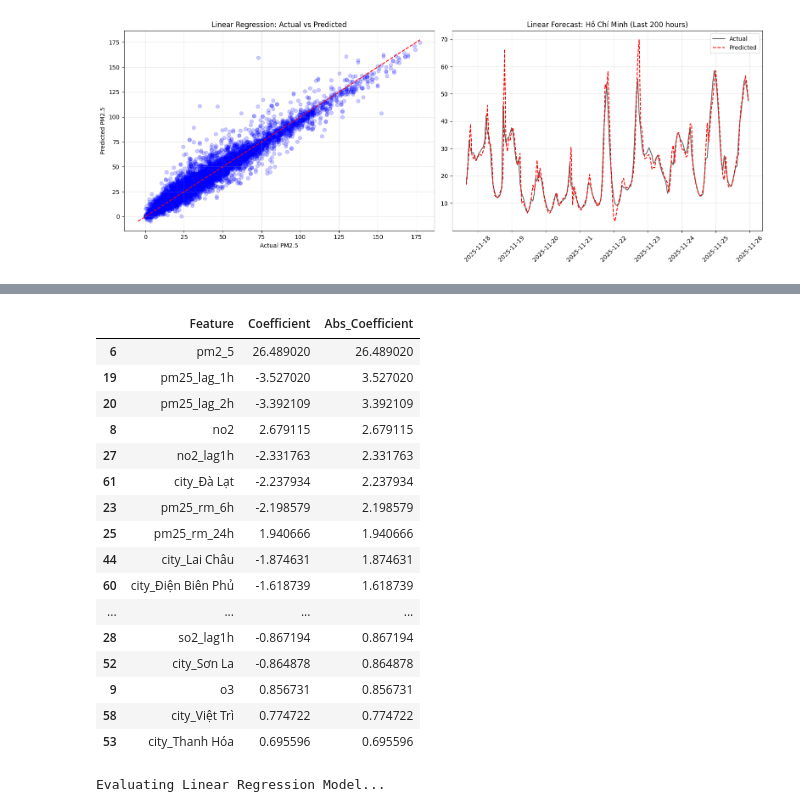
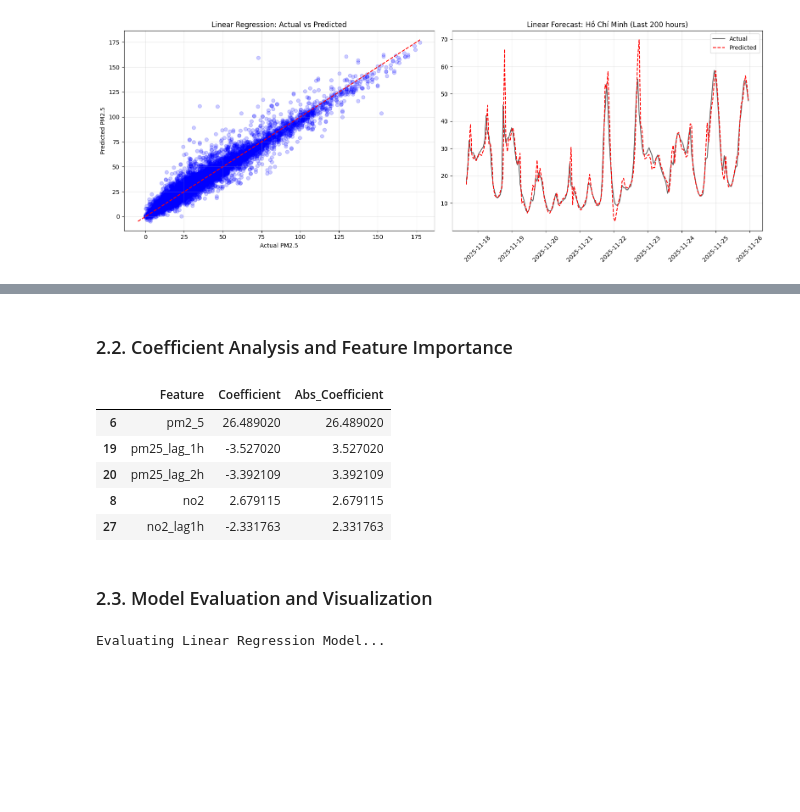
Before and after one commit to TrNguyenMQuan/VietNam_PM2.5_Forecasting, a Jupyter notebook: notebooks/model_linear.ipynb, the cells around one changed output, grey strips where cells are left out. Drawn from its saved outputs; the diff is of its cells as text; code cells hidden in the pictures; blank space fills up the shorter version.

```diff
--- a/notebooks/model_linear.ipynb
+++ b/notebooks/model_linear.ipynb
@@ -205,0 +228,7 @@ Index(['city', 'timestamp', 'temp', 'humidity', 'rain', 'wind_speed',
+# %%
+X_train_linreg = X_train.copy()
+y_train_linreg = y_train.copy()
+X_val_linreg = X_val.copy()
+y_val_linreg = y_val.copy()
+X_test_linreg = X_test.copy()
+y_test_linreg = y_test.copy()
@@ -206,8 +237,8 @@ Index(['city', 'timestamp', 'temp', 'humidity', 'rain', 'wind_speed',
 # %%
 cat_cols = [
-    c for c in X_train.columns
-    if X_train[c].dtype == "category" or X_train[c].nunique() < 20
+    c for c in X_train_linreg.columns
+    if X_train_linreg[c].dtype == "category" or X_train_linreg[c].nunique() < 20
 ]
 
-num_cols = [c for c in X_train.columns if c not in cat_cols]
+num_cols = [c for c in X_train_linreg.columns if c not in cat_cols]
 # %%
@@ -393,0 +349,10 @@ Index(['city', 'timestamp', 'temp', 'humidity', 'rain', 'wind_speed',
+# %%
+# Drop PM10-related features
+col_drop = ["pm10", "coarse_dust", "pm_ratio", "pm10_lag1h", "coarse_dust_lag1h", "pm_ratio_lag1h"]
+
+X_train_linreg_droppm10 = X_train.copy().drop(columns=col_drop, errors="ignore")
+y_train_linreg_droppm10 = y_train.copy()
+X_val_linreg_droppm10 = X_val.copy().drop(columns=col_drop, errors="ignore")
+y_val_linreg_droppm10 = y_val.copy()
+X_test_linreg_droppm10 = X_test.copy().drop(columns=col_drop, errors="ignore")
+y_test_linreg_droppm10 = y_test.copy()
@@ -394,8 +361,8 @@ Index(['city', 'timestamp', 'temp', 'humidity', 'rain', 'wind_speed',
 # %%
-cat_cols = [
-    c for c in X_train2.columns
-    if X_train2[c].dtype == "category" or X_train2[c].nunique() < 20
+cat_cols_after_drop = [
+    c for c in X_train_linreg_droppm10.columns
+    if X_train_linreg_droppm10[c].dtype == "category" or X_train_linreg_droppm10[c].nunique() < 20
 ]
 
-num_cols = [c for c in X_train2.columns if c not in cat_cols]
+num_cols_after_drop = [c for c in X_train_linreg_droppm10.columns if c not in cat_cols_after_drop]
 # %%
@@ -432,44 +395,34 @@ print(f"[Linear] TEST RMSE={test_rmse_lin:.4f} MAE={test_mae_lin:.4f}")
+# %% [markdown]
+### 2.2. Coefficient Analysis and Feature Importance
 # %%
 lin_model = linear_pipeline2.named_steps["linreg"]
 preprocess = linear_pipeline2.named_steps["preprocess"]
-
-# Numeric features (giữ nguyên tên)
-num_features = num_cols
-
-# Categorical features sau one-hot
+# Numeric features
+num_features = num_cols_after_drop
+# Categorical features
 cat_encoder = preprocess.named_transformers_["cat"]
 cat_features = cat_encoder.get_feature_names_out(cat_cols)
-
-# Ghép toàn bộ feature names
+# Combine all feature names
 feature_names = np.concatenate([num_features, cat_features])
 
 coef_df = pd.DataFrame({
     "Feature": feature_names,
     "Coefficient": lin_model.coef_
 })
 
 coef_df["Abs_Coefficient"] = coef_df["Coefficient"].abs()
 coef_df = coef_df.sort_values("Abs_Coefficient", ascending=False)
 
-coef_df.head(20)
+coef_df.head(5)
 # %% [output]
 |  | Feature | Coefficient | Abs_Coefficient |
 | 6 | pm2_5 | 26.489020 | 26.489020 |
 | 19 | pm25_lag_1h | -3.527020 | 3.527020 |
 | 20 | pm25_lag_2h | -3.392109 | 3.392109 |
 | 8 | no2 | 2.679115 | 2.679115 |
 | 27 | no2_lag1h | -2.331763 | 2.331763 |
-| 61 | city_Đà Lạt | -2.237934 | 2.237934 |
-| 23 | pm25_rm_6h | -2.198579 | 2.198579 |
-| 25 | pm25_rm_24h | 1.940666 | 1.940666 |
-| 44 | city_Lai Châu | -1.874631 | 1.874631 |
-| 60 | city_Điện Biên Phủ | -1.618739 | 1.618739 |
-| ... | ... | ... | ... |
-| 28 | so2_lag1h | -0.867194 | 0.867194 |
-| 52 | city_Sơn La | -0.864878 | 0.864878 |
-| 9 | o3 | 0.856731 | 0.856731 |
-| 58 | city_Việt Trì | 0.774722 | 0.774722 |
-| 53 | city_Thanh Hóa | 0.695596 | 0.695596 |
+# %% [markdown]
+### 2.3. Model Evaluation and Visualization
 # %%
 print("Evaluating Linear Regression Model...")
 
```
Also changed, not shown: parts of 52 cells of this notebook, 1 other file.
